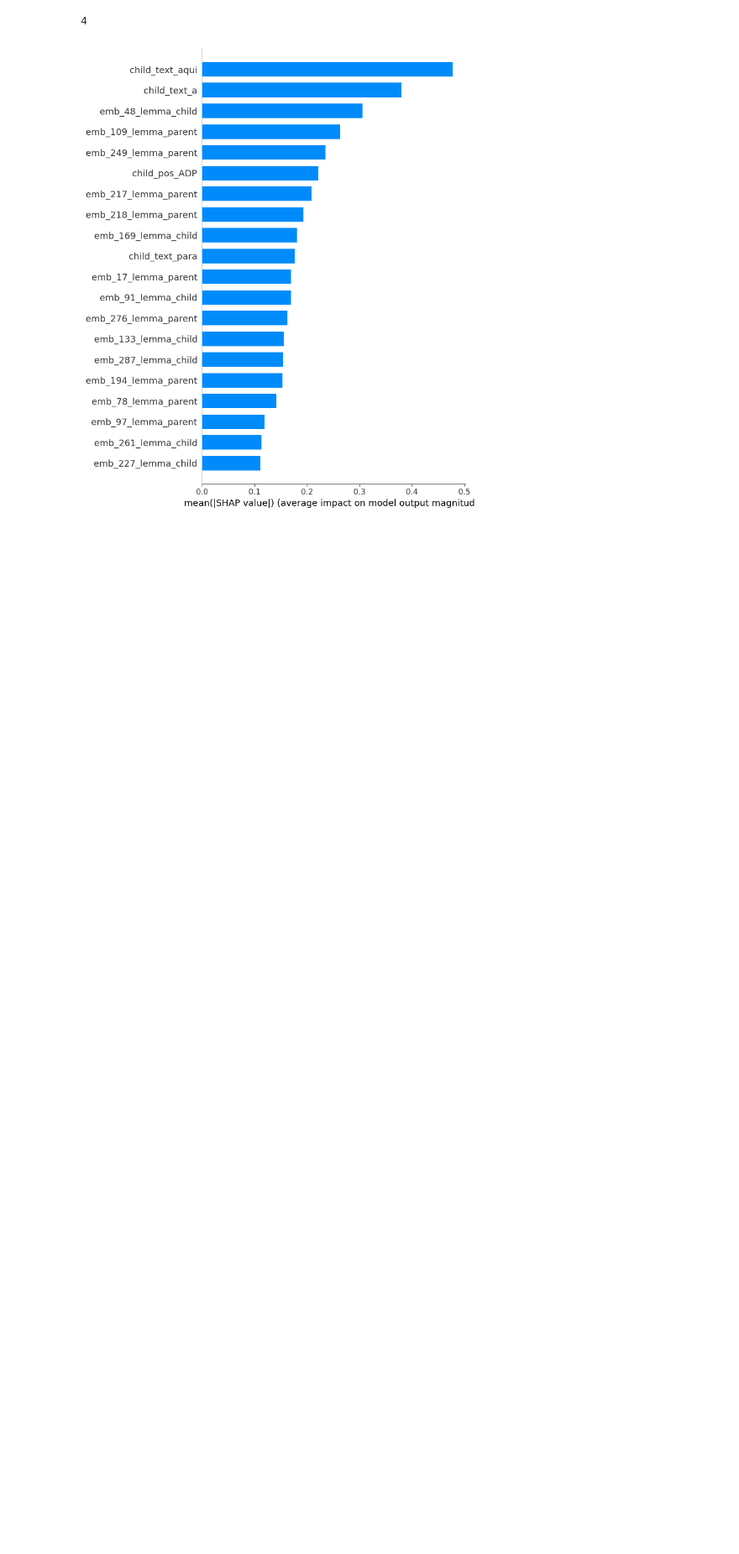
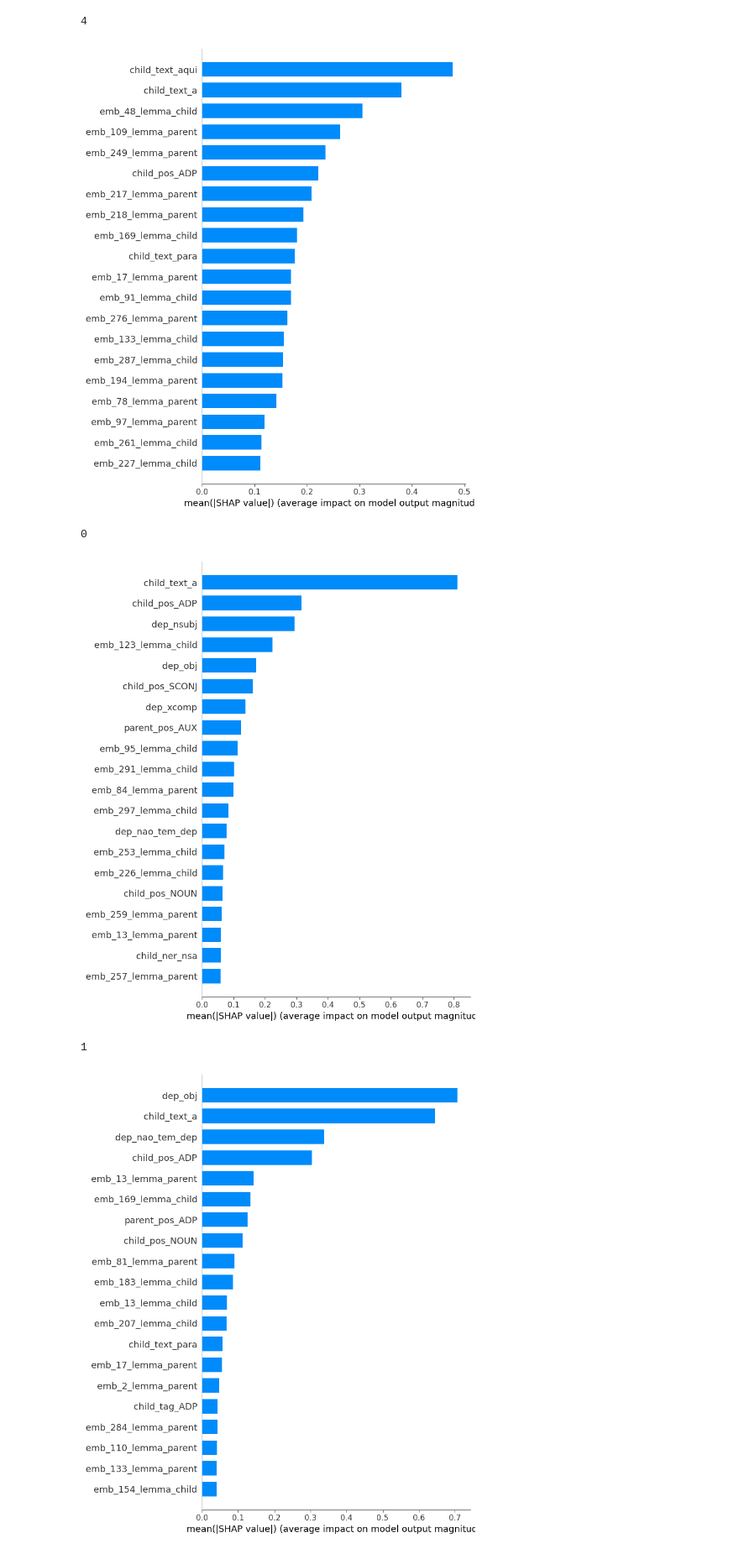
Before and after one commit to semcovici/AMR-BP-prediction, a Jupyter notebook: notebooks/2.0-classification.ipynb, the cells around one changed output. Shown at 84% size. Saved outputs shown, nothing was run; the diff lists cells and outputs as text; code cells hidden in the pictures; blank space fills up the shorter version.

```diff
--- a/notebooks/2.0-classification.ipynb
+++ b/notebooks/2.0-classification.ipynb
@@ -893,3 +895,18 @@ for c in range(n_classes):
 [figure]
 4
 [figure]
+# %%
+# 3. Calcular os SHAP values para o conjunto de teste
+shap_values = explainer.shap_values(df_X_test_anl)
+
+
+for c in range(n_classes):
+
+    print(c)
+
+    shap.summary_plot(shap_values[:, :, c],df_X_test_anl , plot_type="bar")
+# %% [output]
+0
+[figure, added]
+1
+[figure, added]
```
Also changed, not shown: parts of 3 cells of this notebook.
